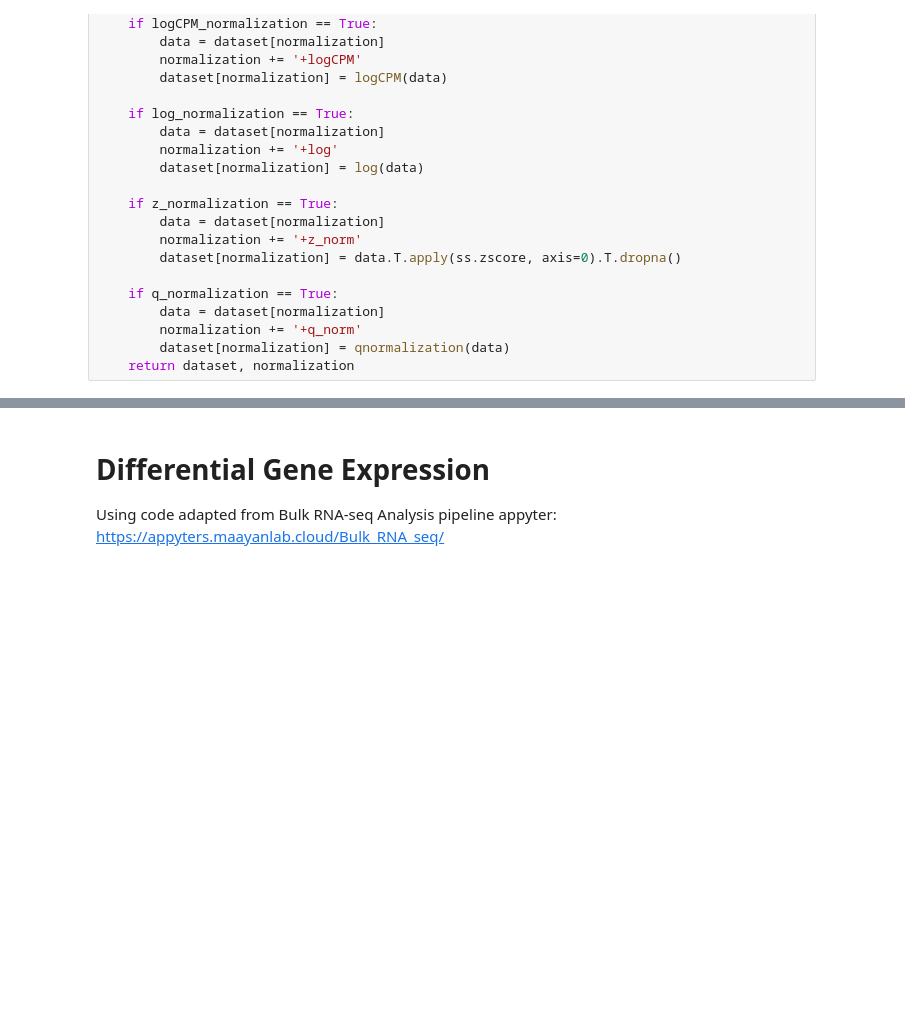
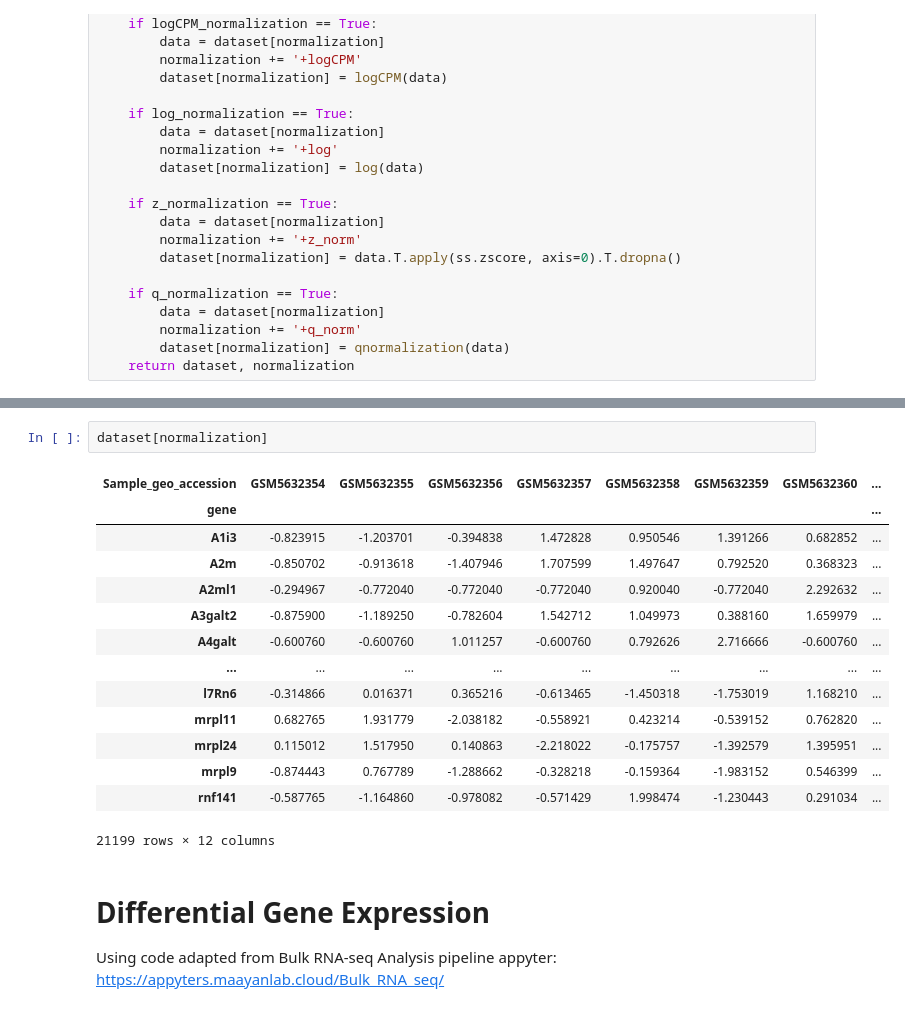
Before and after one commit to MaayanLab/dex-benchmark, a Jupyter notebook: Benchmarking RNA-seq DEG Methods/Benchmarking RNA-seq DEG Methods with the Dexamethasone Benchmark.ipynb, the cells around one changed output, grey strips where cells are left out. Cells and saved outputs as stored; diff of their text form; blank space fills up the shorter version.

```diff
--- a/Benchmarking RNA-seq DEG Methods/Benchmarking RNA-seq DEG Methods with the Dexamethasone Benchmark.ipynb
+++ b/Benchmarking RNA-seq DEG Methods/Benchmarking RNA-seq DEG Methods with the Dexamethasone Benchmark.ipynb
@@ -101,3 +122,20 @@ TypeError: unsupported operand type(s) for /: 'str' and 'str'
+# %%
+dataset[normalization]
+# %% [output]
+| Sample_geo_accession | GSM5632354 | GSM5632355 | GSM5632356 | GSM5632357 | GSM5632358 | GSM5632359 | GSM5632360 | ... |
+| gene |  |  |  |  |  |  |  | ... |
+| A1i3 | -0.823915 | -1.203701 | -0.394838 | 1.472828 | 0.950546 | 1.391266 | 0.682852 | ... |
+| A2m | -0.850702 | -0.913618 | -1.407946 | 1.707599 | 1.497647 | 0.792520 | 0.368323 | ... |
+| A2ml1 | -0.294967 | -0.772040 | -0.772040 | -0.772040 | 0.920040 | -0.772040 | 2.292632 | ... |
+| A3galt2 | -0.875900 | -1.189250 | -0.782604 | 1.542712 | 1.049973 | 0.388160 | 1.659979 | ... |
+| A4galt | -0.600760 | -0.600760 | 1.011257 | -0.600760 | 0.792626 | 2.716666 | -0.600760 | ... |
+| ... | ... | ... | ... | ... | ... | ... | ... | ... |
+| l7Rn6 | -0.314866 | 0.016371 | 0.365216 | -0.613465 | -1.450318 | -1.753019 | 1.168210 | ... |
+| mrpl11 | 0.682765 | 1.931779 | -2.038182 | -0.558921 | 0.423214 | -0.539152 | 0.762820 | ... |
+| mrpl24 | 0.115012 | 1.517950 | 0.140863 | -2.218022 | -0.175757 | -1.392579 | 1.395951 | ... |
+| mrpl9 | -0.874443 | 0.767789 | -1.288662 | -0.328218 | -0.159364 | -1.983152 | 0.546399 | ... |
+| rnf141 | -0.587765 | -1.164860 | -0.978082 | -0.571429 | 1.998474 | -1.230443 | 0.291034 | ... |
+21199 rows × 12 columns
 # %% [markdown]
 # Differential Gene Expression
 Using code adapted from Bulk RNA-seq Analysis pipeline appyter: https://appyters.maayanlab.cloud/Bulk_RNA_seq/
```
Also changed, not shown: parts of 6 cells of this notebook, 1 other file.
